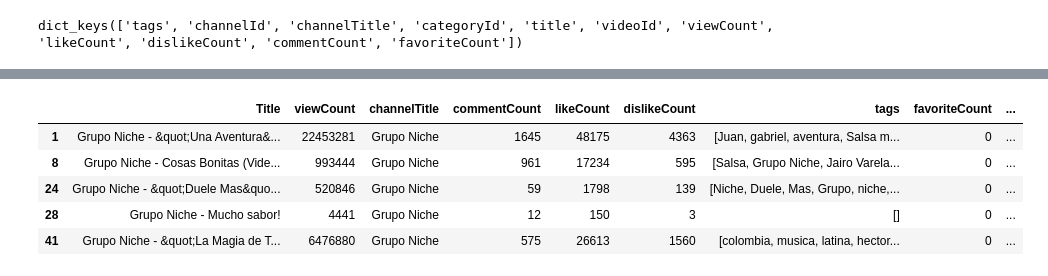
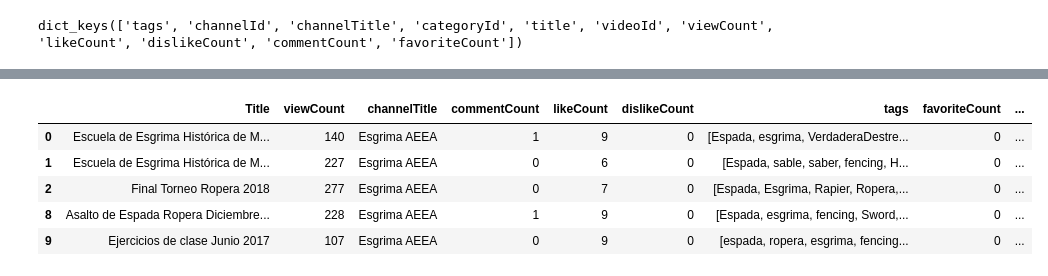
Before and after one commit to KaroLadino/YoutubeCommentsApp, a Jupyter notebook: YoutubeCommentsApp.ipynb, the cells around one changed output, grey strips where cells are left out. Cells and saved outputs as stored; diff of their text form; code cells hidden in the pictures.

```diff
--- a/YoutubeCommentsApp.ipynb
+++ b/YoutubeCommentsApp.ipynb
@@ -20,7 +20,7 @@ import matplotlib.pyplot as plt
 import seaborn as sns
 from youtube_data import youtube_search
 # %%
-test = youtube_search("Grupo Niche")
+test = youtube_search("Esgrima AEEA")
 test.keys()
 # %% [output]
 dict_keys(['tags', 'channelId', 'channelTitle', 'categoryId', 'title', 'videoId', 'viewCount', 'likeCount', 'dislikeCount', 'commentCount', 'favoriteCount'])
@@ -52,16 +52,16 @@ df1.head()
 # %%
 import numpy as np
 numeric_dtype = ['viewCount','commentCount','likeCount','dislikeCount','favoriteCount']
 for i in numeric_dtype:
     df1[i] = df[i].astype(int)
 
-GrupoNiche = df1[df1['channelTitle']=='Grupo Niche']
-GrupoNiche.head()
+EsgrimaAEEA = df1[df1['channelTitle']=='Esgrima AEEA']
+EsgrimaAEEA.head()
 # %% [output]
 |  | Title | viewCount | channelTitle | commentCount | likeCount | dislikeCount | tags | favoriteCount | ... |
-| 1 | Grupo Niche - &quot;Una Aventura&... | 22453281 | Grupo Niche | 1645 | 48175 | 4363 | [Juan, gabriel, aventura, Salsa m... | 0 | ... |
-| 8 | Grupo Niche - Cosas Bonitas (Vide... | 993444 | Grupo Niche | 961 | 17234 | 595 | [Salsa, Grupo Niche, Jairo Varela... | 0 | ... |
-| 24 | Grupo Niche - &quot;Duele Mas&quo... | 520846 | Grupo Niche | 59 | 1798 | 139 | [Niche, Duele, Mas, Grupo, niche,... | 0 | ... |
-| 28 | Grupo Niche - Mucho sabor! | 4441 | Grupo Niche | 12 | 150 | 3 | [] | 0 | ... |
-| 41 | Grupo Niche - &quot;La Magia de T... | 6476880 | Grupo Niche | 575 | 26613 | 1560 | [colombia, musica, latina, hector... | 0 | ... |
+| 0 | Escuela de Esgrima Histórica de M... | 140 | Esgrima AEEA | 1 | 9 | 0 | [Espada, esgrima, VerdaderaDestre... | 0 | ... |
+| 1 | Escuela de Esgrima Histórica de M... | 227 | Esgrima AEEA | 0 | 6 | 0 | [Espada, sable, saber, fencing, H... | 0 | ... |
+| 2 | Final Torneo Ropera 2018 | 277 | Esgrima AEEA | 0 | 7 | 0 | [Espada, Esgrima, Rapier, Ropera,... | 0 | ... |
+| 8 | Asalto de Espada Ropera Diciembre... | 228 | Esgrima AEEA | 1 | 9 | 0 | [Espada, esgrima, fencing, Sword,... | 0 | ... |
+| 9 | Ejercicios de clase Junio 2017 | 107 | Esgrima AEEA | 0 | 9 | 0 | [espada, ropera, esgrima, fencing... | 0 | ... |
 # %%
```
Also changed, not shown: parts of 4 cells of this notebook.
